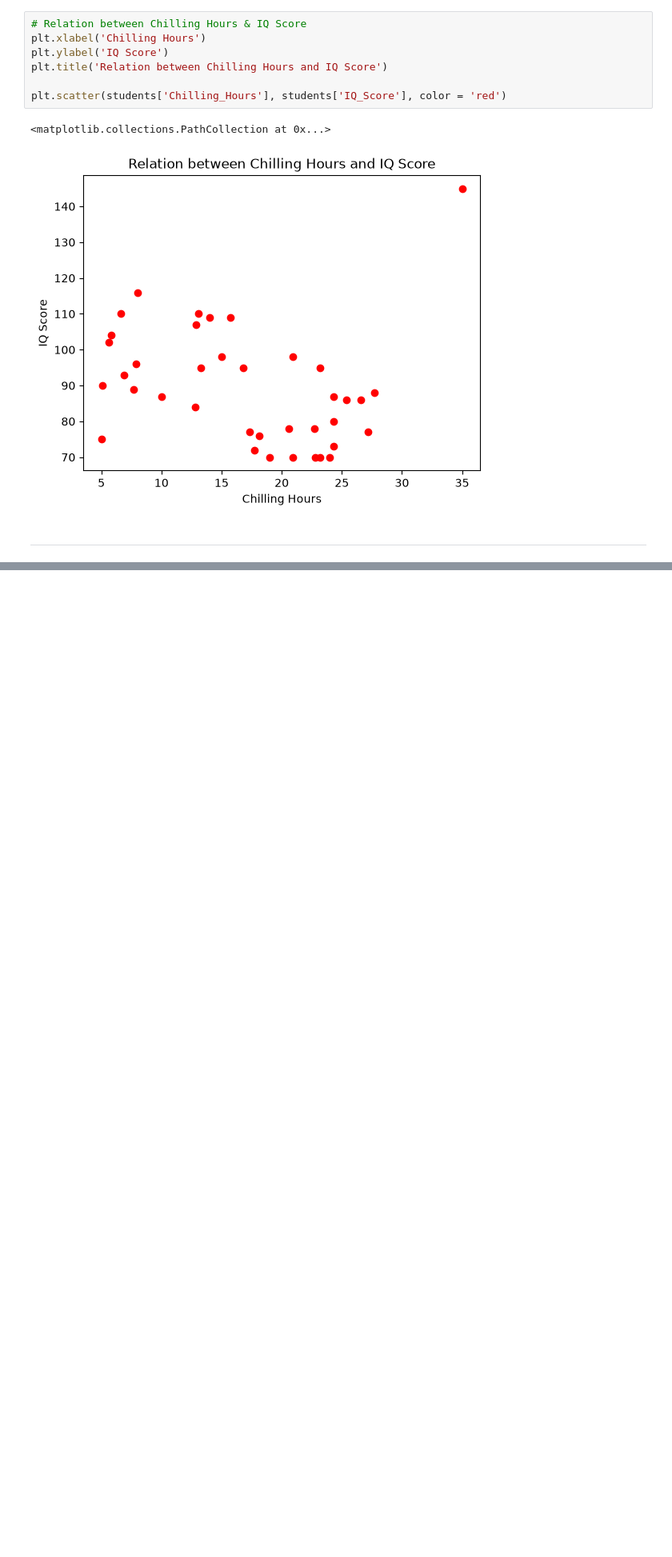
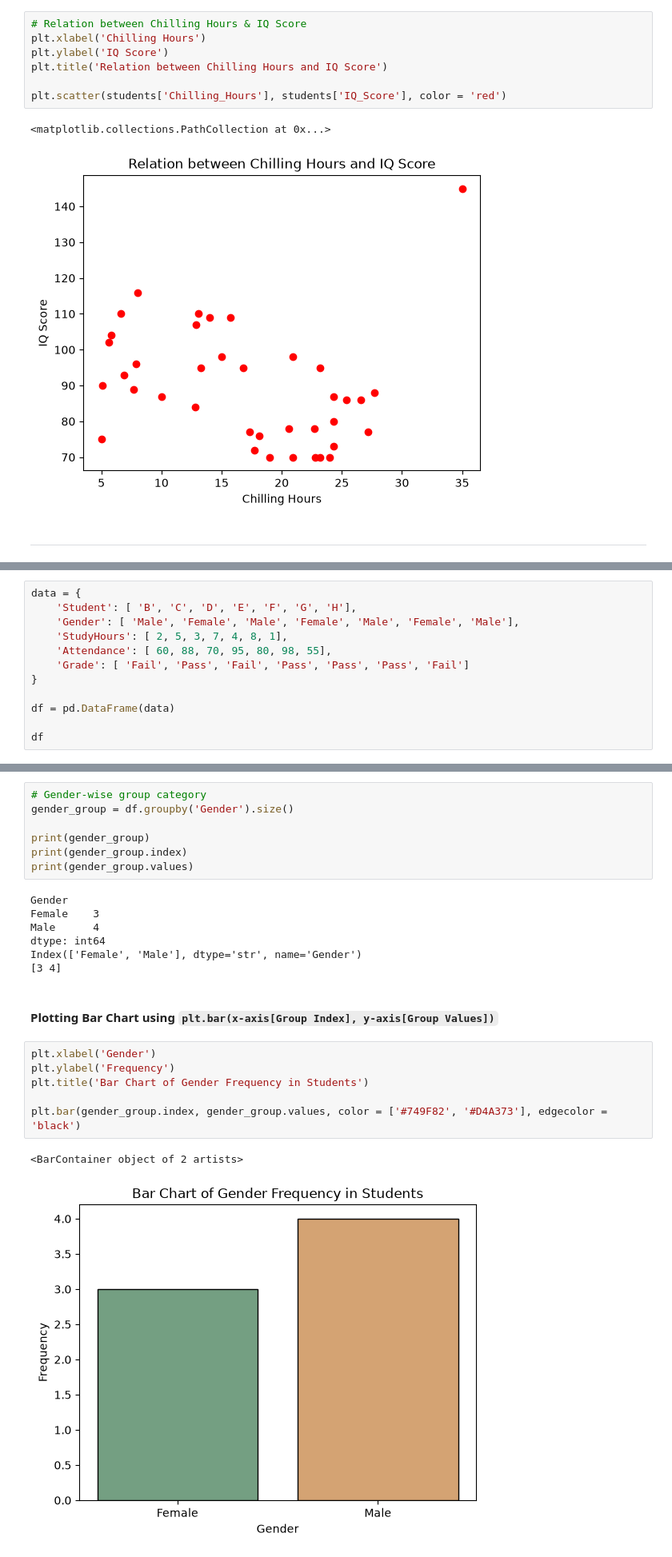
Before and after one commit to Md-Mehedi-Hasan-Dev/AI-ML-Engineering-Journey, a Jupyter notebook: AI Programming With Python/Week-04_ ML Toolbox (Visualization)/module_15_data_visualization_with_matplotlib.ipynb, the cells around one changed output, grey strips where cells are left out. Shown at 80% size. Cells and saved outputs as stored; diff of their text form; blank space fills up the shorter version.

```diff
--- a/AI Programming With Python/Week-04_ ML Toolbox (Visualization)/module_15_data_visualization_with_matplotlib.ipynb
+++ b/AI Programming With Python/Week-04_ ML Toolbox (Visualization)/module_15_data_visualization_with_matplotlib.ipynb
@@ -213,0 +251,12 @@ plt.scatter(students['Chilling_Hours'], students['IQ_Score'], color = 'red')
+# %%
+data = {
+    'Student': [ 'B', 'C', 'D', 'E', 'F', 'G', 'H'],
+    'Gender': [ 'Male', 'Female', 'Male', 'Female', 'Male', 'Female', 'Male'],
+    'StudyHours': [ 2, 5, 3, 7, 4, 8, 1],
+    'Attendance': [ 60, 88, 70, 95, 80, 98, 55],
+    'Grade': [ 'Fail', 'Pass', 'Fail', 'Pass', 'Pass', 'Pass', 'Fail']
+}
+
+df = pd.DataFrame(data)
+
+df
@@ -213,0 +276,25 @@ plt.scatter(students['Chilling_Hours'], students['IQ_Score'], color = 'red')
+# %%
+# Gender-wise group category
+gender_group = df.groupby('Gender').size()
+
+print(gender_group)
+print(gender_group.index)
+print(gender_group.values)
+# %% [output]
+Gender
+Female    3
+Male      4
+dtype: int64
+Index(['Female', 'Male'], dtype='str', name='Gender')
+[3 4]
+# %% [markdown]
+#### Plotting Bar Chart using `plt.bar(x-axis[Group Index], y-axis[Group Values])`
+# %%
+plt.xlabel('Gender')
+plt.ylabel('Frequency')
+plt.title('Bar Chart of Gender Frequency in Students')
+
+plt.bar(gender_group.index, gender_group.values, color = ['#749F82', '#D4A373'], edgecolor = 'black')
+# %% [output]
+<BarContainer object of 2 artists>
+[figure, added]
```
Also changed, not shown: parts of 21 cells of this notebook.
